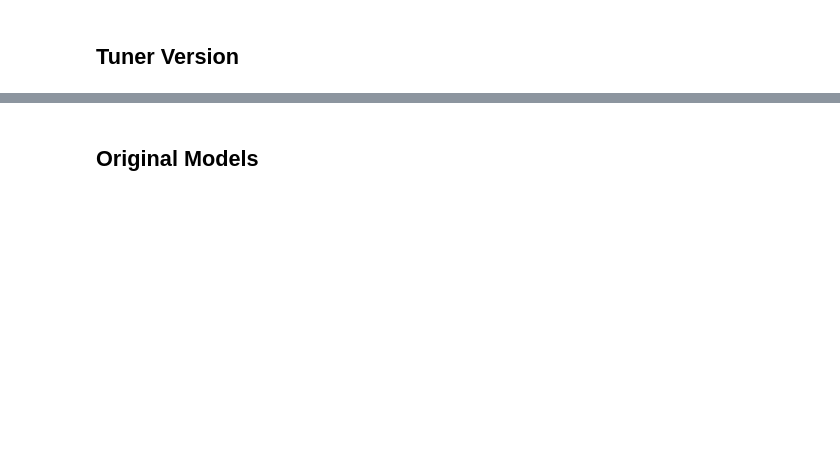
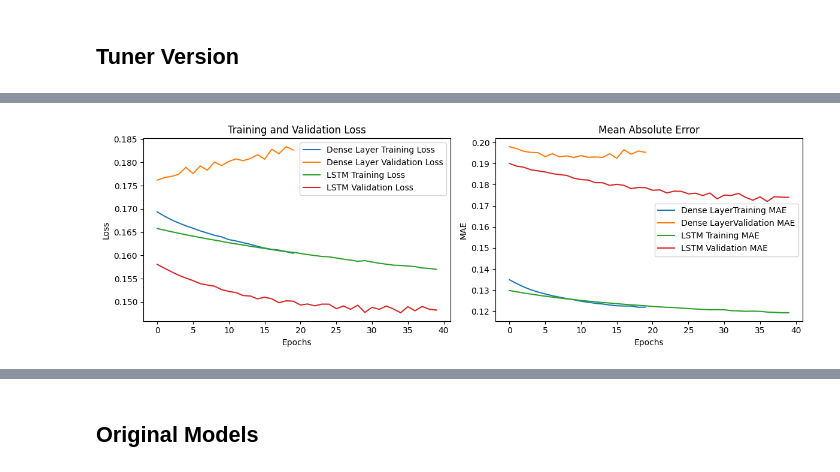
Before and after one commit to lozferatu/MSc-Project, a Jupyter notebook: final_code/windowed_model.ipynb, the cells around one changed output, grey strips where cells are left out. Cells and saved outputs as stored; diff of their text form; code cells hidden in the pictures; blank space fills up the shorter version.

```diff
--- a/final_code/windowed_model.ipynb
+++ b/final_code/windowed_model.ipynb
@@ -480,0 +608,9 @@ Epoch 6/10
+# %%
+# Train the model using the already windowed dataset
+# Ensure the dataset is batched before training
+best_simple_history = best_simple_model.fit(
+    train_dataset,
+    epochs=20,
+    #steps_per_epoch=steps_per_epoch,
+    validation_data=val_dataset
+)
@@ -484,0 +625,4 @@ compare_models(history, best_history, "One Layer", "Best Model")
+# %%
+compare_models(best_simple_history, best_history, "Dense Layer", "LSTM")
+# %% [output]
+[figure, added]
```
Also changed, not shown: parts of 64 cells of this notebook, 16 other files.
